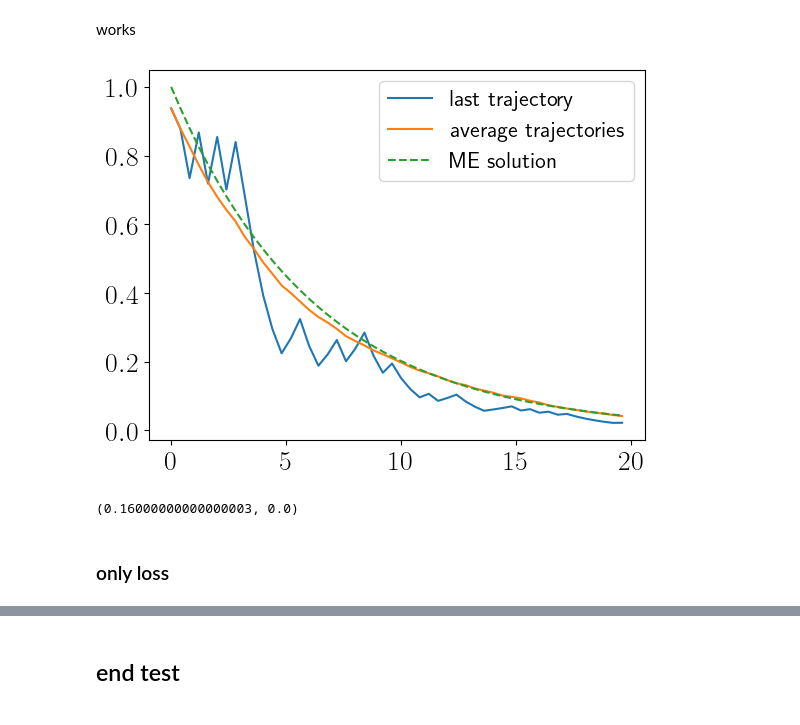
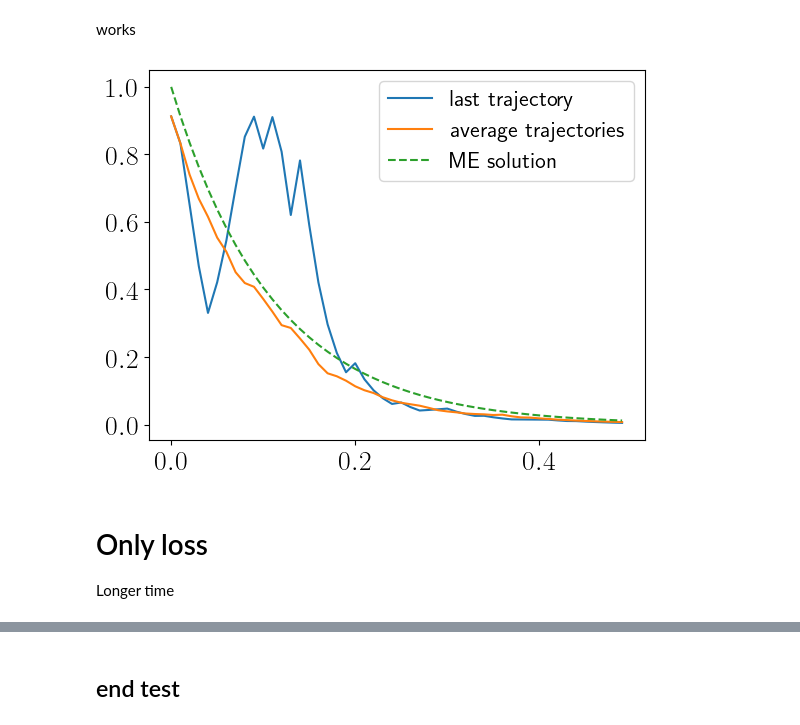
Before and after one commit to ingstra/qubitdyne, a Jupyter notebook: homodyne_open_system_dynamics.ipynb, the cells around one changed output, grey strips where cells are left out. Cells and saved outputs as stored; diff of their text form; code cells hidden in the pictures.

```diff
--- a/homodyne_open_system_dynamics.ipynb
+++ b/homodyne_open_system_dynamics.ipynb
@@ -56,29 +58,23 @@ def U_gint(gint):
 Nmeas = 50
 
 # number of trajectories
-Ntrajs = 1000
+Ntrajs = 50
 
 # interaction strength
-g = 0.4
+g = 3
 
-delta_t = 0.4
+delta_t = 0.01
 
 gamma = g**2
-
-#################
-
-gint =  2#np.sqrt(gamma*delta_t)
-#gamma = gint**2/delta_t
-#g = np.sqrt(gamma)
 
 # effective interaction strength
 gint = np.sqrt(gamma*delta_t)
 
 # initialize state
-psi0 = (tensor(coherent(N, 1), basis(2,0)) + tensor(coherent(N, -1), basis(2,0))).unit()
-psi0 = tensor(fock(N,1), basis(2,0))
 
-initial_cavity= psi0.ptrace(0)
+initial_cavity = fock(N,1)
+psi0 = tensor(initial_cavity, basis(2,0))
+
 plot_wigner_fock_distribution(initial_cavity, alpha_max=5)
 
 gint, gamma, g
@@ -104,5 +100,5 @@ dx =  2*k/Nbins # bin width
 # weight measurement results with exponential filter
 nsteps = np.arange(Nmeas)
 
-weights=np.exp(-nsteps*(gint**2/2))
-weights /= sum(weights**2)
+nsteps = np.linspace(0,Nmeas-1,Nmeas)
+weights=(gint/np.sqrt(2))*np.exp(-nsteps*(gint**2/2))
@@ -169,9 +170,6 @@ def get_hist(rotangl):
 # %% [markdown]
 works
 # %%
-N_cav = tensor(num(N), ida)
-
-
 qbrotmat = rotateXY(np.pi/2,0) # qb rotation applied prior to qb measurement, defines measured homodyne quadrature
 qbfeedback = rotateX(np.pi) # this pulse will reset the qubit if found in the excited state
 
@@ -180,7 +178,7 @@ prng = np.random.RandomState(12347890)
 
 n_cav_avg = np.zeros(Nmeas)
 quadmeashom = []
-for j in range(Ntrajs):
+for j in tqdm(range(Ntrajs)):
         xrnd = prng.rand(Nmeas)
 
         results = []
@@ -208,35 +206,24 @@ for j in range(Ntrajs):
                 # go back to g
                 psi = qbfeedback * psi* qbfeedback.dag()
 
-        measurement = np.sum(results*weights)/gint/np.sqrt(2)
+        measurement = np.sum(results*weights)
         quadmeashom.append(measurement)
         n_cav_avg += n_cav
 # %%
 tlist = nsteps*delta_t
 
 gamma_effective = gamma + kappa
 
 c_op=[np.sqrt(gamma_effective)*a] # decay rate gamma
 sol = mesolve(0*a, psi0, tlist, c_ops=c_op, e_ops=[N_cav])
 
-
-def f(t,gamma, T):
-    norm = np.sqrt(gamma)
-    return np.exp(-gamma*t/2)
-
-filter = f(tlist, gamma_effective, Nmeas*delta_t)
-
-#plt.plot(tlist,filter, label='analytic',linewidth=2)
 plt.plot(tlist, n_cav, label='last trajectory')
 plt.plot(tlist, n_cav_avg/Ntrajs, label='average trajectories')
 plt.plot(tlist, sol.expect[0], '--',label='ME solution')
 plt.legend();
 # %% [output]
-[figure, old version]
+[figure, new version]
-# %%
-gamma, kappa
-# %% [output]
-(0.16000000000000003, 0.0)
 # %% [markdown]
-### only loss
+# Only loss
+Longer time
 # %%
```
Also changed, not shown: parts of 24 cells of this notebook.
